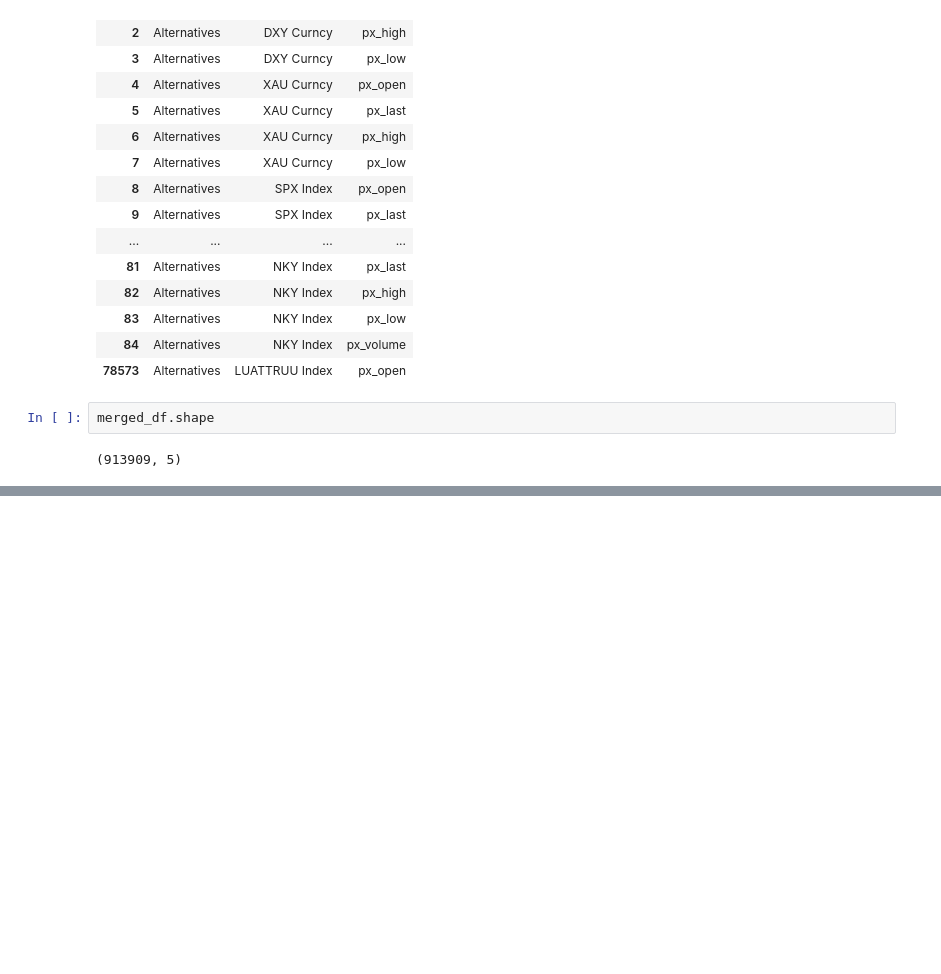
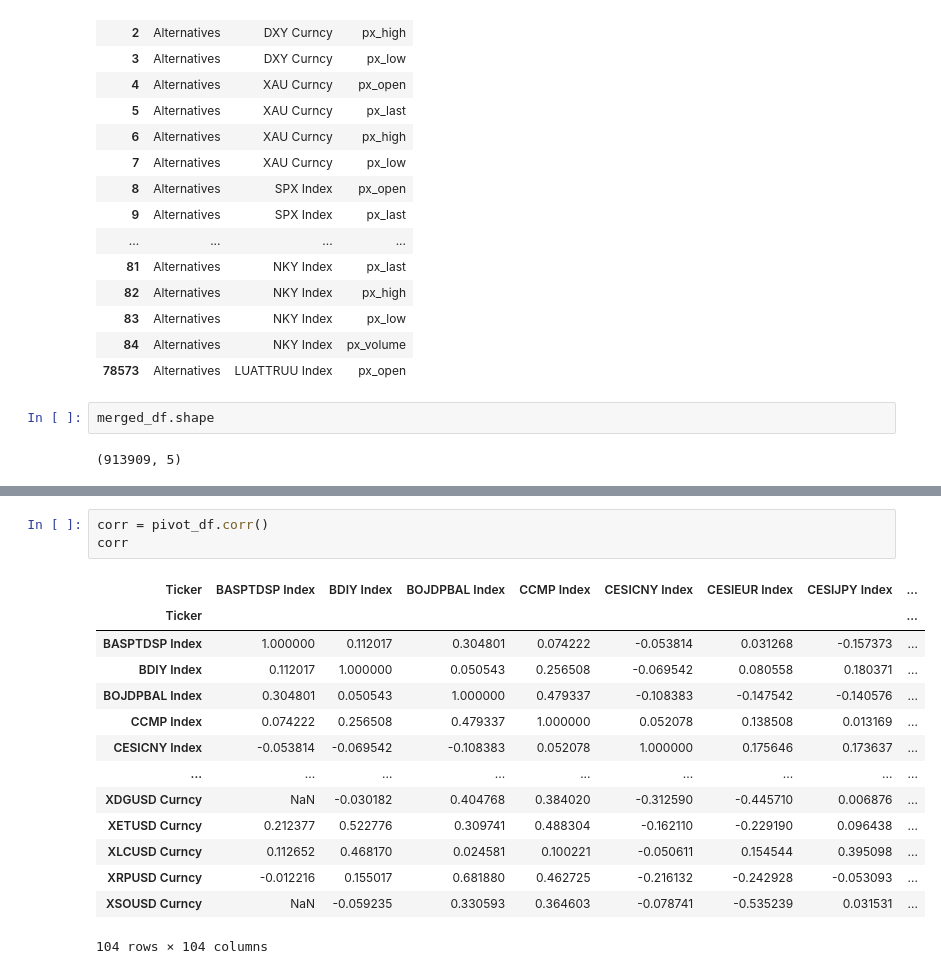
Before and after one commit to Nicolascos/Projet-PI2-BTC, a Jupyter notebook: BTC_Prediction.ipynb, the cells around one changed output, grey strips where cells are left out. Cells and saved outputs as stored; diff of their text form; blank space fills up the shorter version.

```diff
--- a/BTC_Prediction.ipynb
+++ b/BTC_Prediction.ipynb
@@ -436,0 +466,18 @@ merged_df.sample(20)
+# %%
+corr = pivot_df.corr()
+corr
+# %% [output]
+| Ticker | BASPTDSP Index | BDIY Index | BOJDPBAL Index | CCMP Index | CESICNY Index | CESIEUR Index | CESIJPY Index | ... |
+| Ticker |  |  |  |  |  |  |  | ... |
+| BASPTDSP Index | 1.000000 | 0.112017 | 0.304801 | 0.074222 | -0.053814 | 0.031268 | -0.157373 | ... |
+| BDIY Index | 0.112017 | 1.000000 | 0.050543 | 0.256508 | -0.069542 | 0.080558 | 0.180371 | ... |
+| BOJDPBAL Index | 0.304801 | 0.050543 | 1.000000 | 0.479337 | -0.108383 | -0.147542 | -0.140576 | ... |
+| CCMP Index | 0.074222 | 0.256508 | 0.479337 | 1.000000 | 0.052078 | 0.138508 | 0.013169 | ... |
+| CESICNY Index | -0.053814 | -0.069542 | -0.108383 | 0.052078 | 1.000000 | 0.175646 | 0.173637 | ... |
+| ... | ... | ... | ... | ... | ... | ... | ... | ... |
+| XDGUSD Curncy | NaN | -0.030182 | 0.404768 | 0.384020 | -0.312590 | -0.445710 | 0.006876 | ... |
+| XETUSD Curncy | 0.212377 | 0.522776 | 0.309741 | 0.488304 | -0.162110 | -0.229190 | 0.096438 | ... |
+| XLCUSD Curncy | 0.112652 | 0.468170 | 0.024581 | 0.100221 | -0.050611 | 0.154544 | 0.395098 | ... |
+| XRPUSD Curncy | -0.012216 | 0.155017 | 0.681880 | 0.462725 | -0.216132 | -0.242928 | -0.053093 | ... |
+| XSOUSD Curncy | NaN | -0.059235 | 0.330593 | 0.364603 | -0.078741 | -0.535239 | 0.031531 | ... |
+104 rows × 104 columns
```
Also changed, not shown: parts of 12 cells of this notebook.
